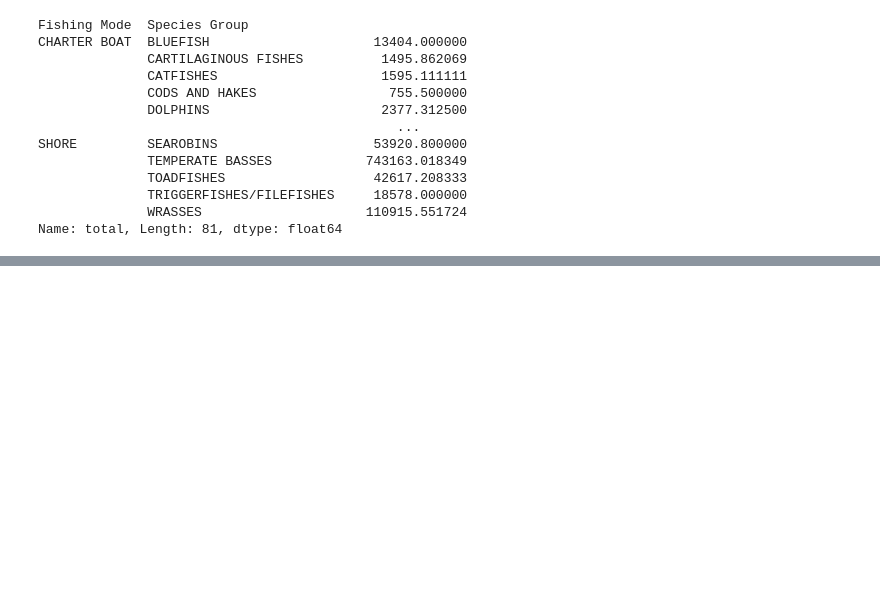
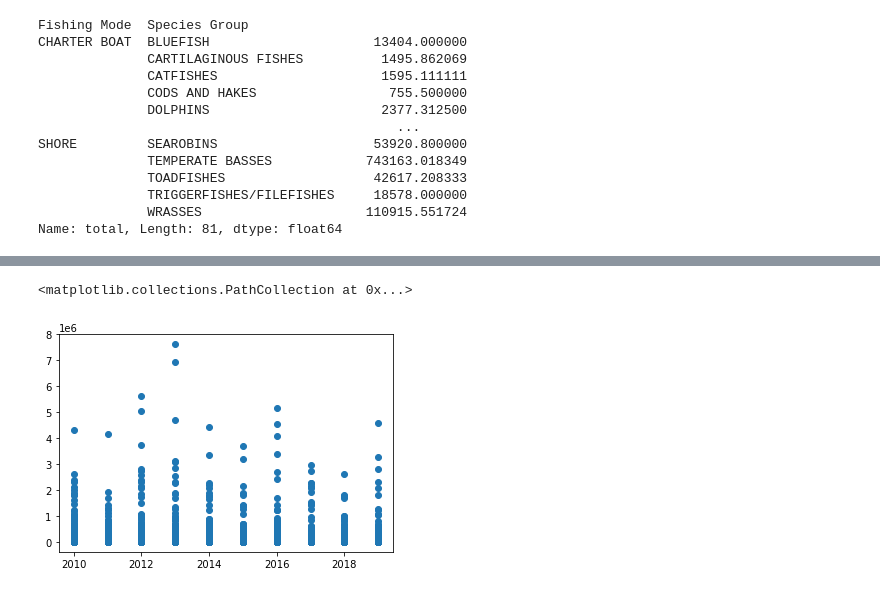
Before and after one commit to rjaynes/FishingModel, a Jupyter notebook: Fishing_Data_Wrangling.ipynb, the cells around one changed output, grey strips where cells are left out. Saved outputs shown, nothing was run; the diff lists cells and outputs as text; code cells hidden in the pictures; blank space fills up the shorter version.

```diff
--- a/Fishing_Data_Wrangling.ipynb
+++ b/Fishing_Data_Wrangling.ipynb
@@ -172,0 +229,5 @@ import matplotlib as plt
+# %%
+plt.scatter(df.Year, df.total)
+# %% [output]
+<matplotlib.collections.PathCollection at 0x...>
+[figure, added]
```
Also changed, not shown: parts of 14 cells of this notebook.
